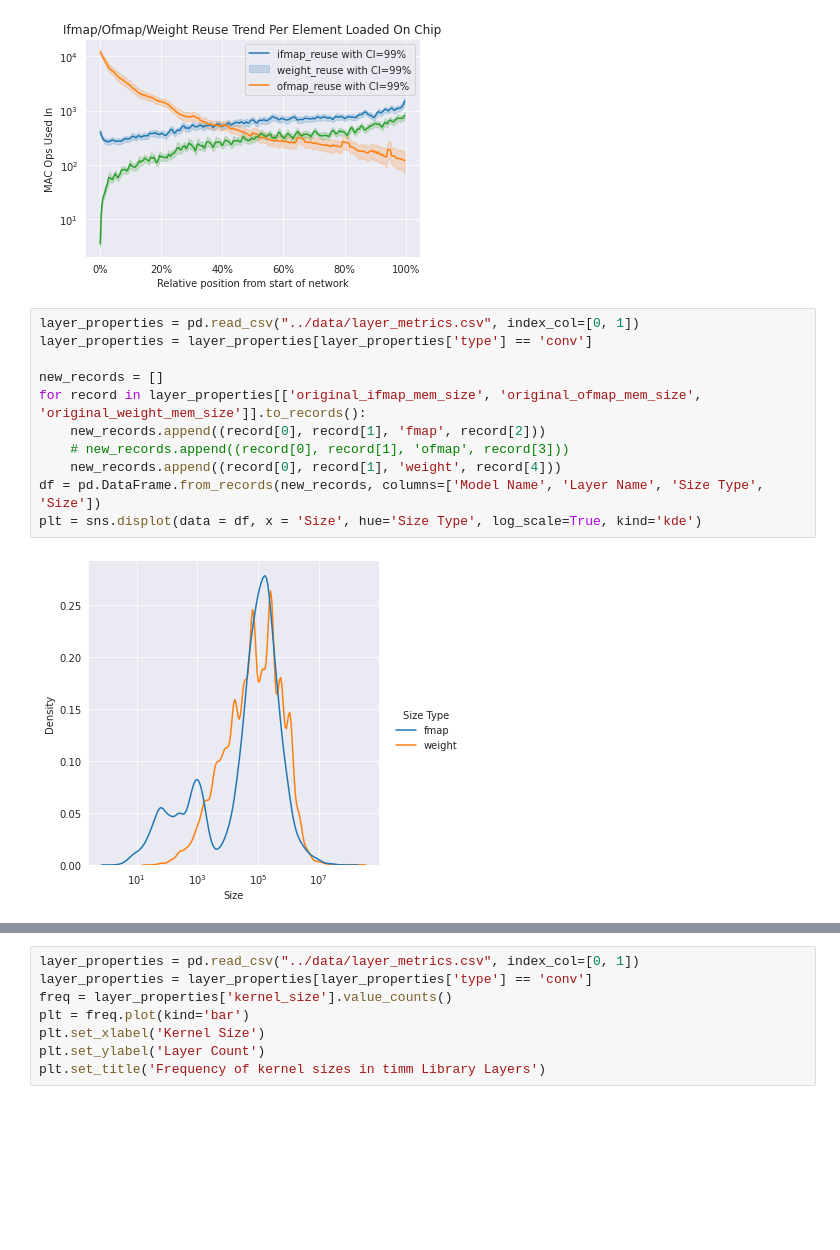
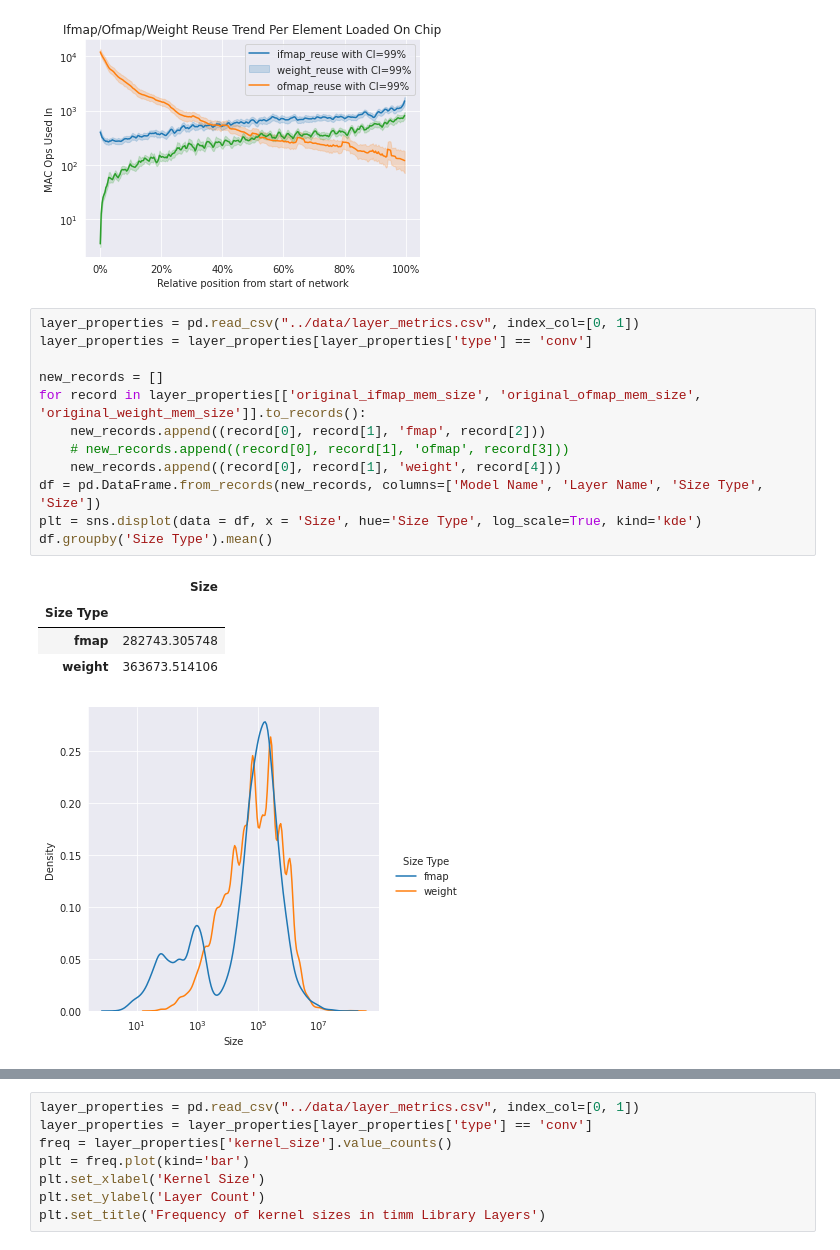
Before and after one commit to asultan123/hero-sim, a Jupyter notebook: scripts/macro_stats.ipynb, the cells around one changed output, grey strips where cells are left out. Saved outputs shown, nothing was run; the diff lists cells and outputs as text; blank space fills up the shorter version.

```diff
--- a/scripts/macro_stats.ipynb
+++ b/scripts/macro_stats.ipynb
@@ -142,15 +142,20 @@ Text(0.5, 1.0, 'Ifmap/Ofmap/Weight Reuse Trend Per Element Loaded On Chip')
 # %%
 layer_properties = pd.read_csv("../data/layer_metrics.csv", index_col=[0, 1])
 layer_properties = layer_properties[layer_properties['type'] == 'conv']
 
 new_records = []
 for record in layer_properties[['original_ifmap_mem_size', 'original_ofmap_mem_size', 'original_weight_mem_size']].to_records():
     new_records.append((record[0], record[1], 'fmap', record[2]))
     # new_records.append((record[0], record[1], 'ofmap', record[3]))
     new_records.append((record[0], record[1], 'weight', record[4]))
 df = pd.DataFrame.from_records(new_records, columns=['Model Name', 'Layer Name', 'Size Type', 'Size'])
 plt = sns.displot(data = df, x = 'Size', hue='Size Type', log_scale=True, kind='kde')
+df.groupby('Size Type').mean()
 # %% [output]
+|  | Size |
+| Size Type |  |
+| fmap | 282743.305748 |
+| weight | 363673.514106 |
 [figure]
 # %%
 layer_properties = pd.read_csv("../data/layer_metrics.csv", index_col=[0, 1])
```
Also changed, not shown: parts of 3 cells of this notebook.
